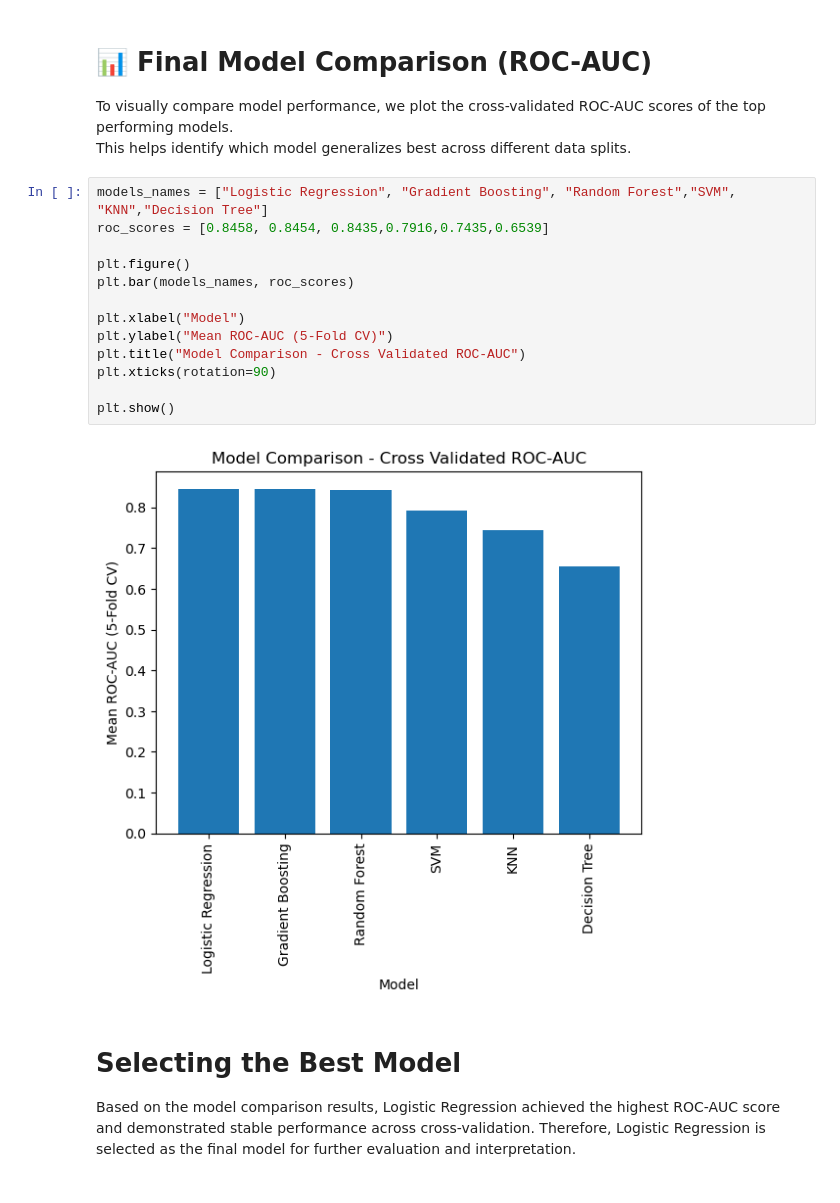
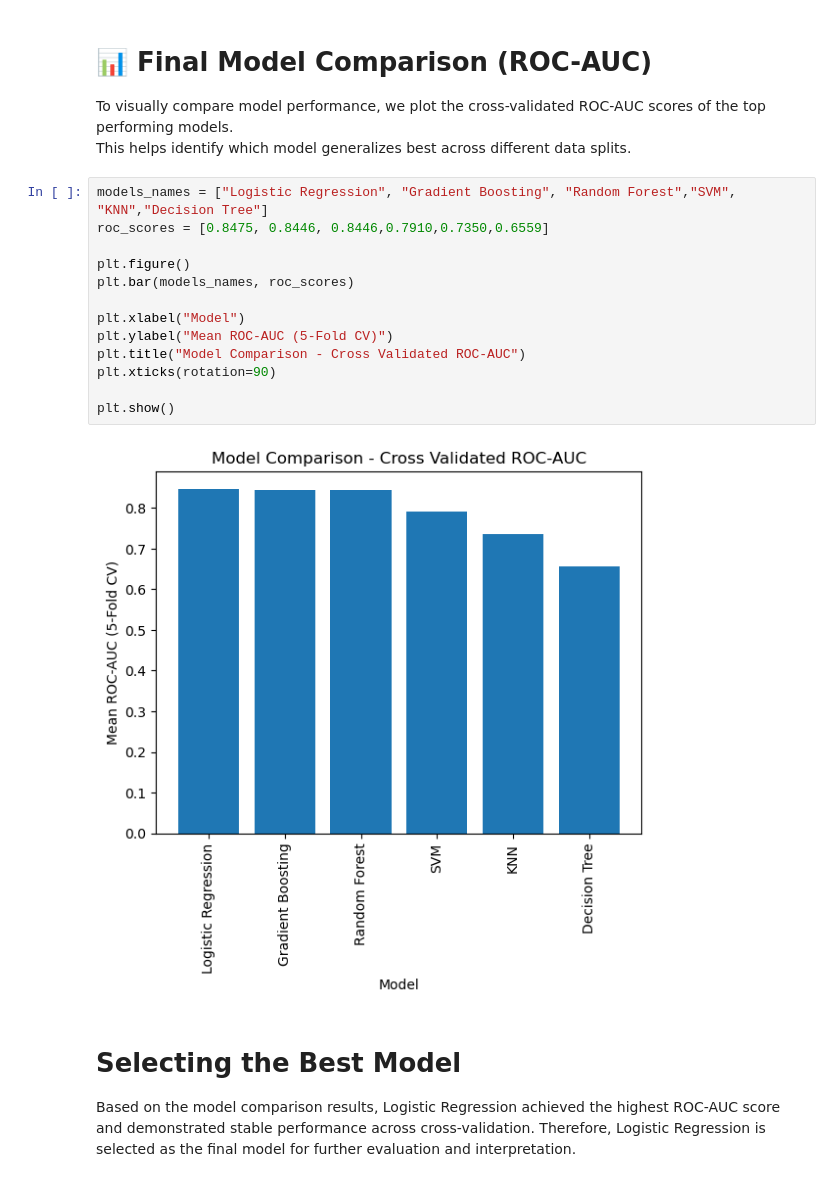
Before and after one commit to Pournima87/telecom-churn-intelligence, a Jupyter notebook: notebook/Customer Churn Prediction ML Project.ipynb, the cells around one changed output. Saved outputs shown, nothing was run; the diff lists cells and outputs as text.

```diff
--- a/notebook/Customer Churn Prediction ML Project.ipynb
+++ b/notebook/Customer Churn Prediction ML Project.ipynb
@@ -925,19 +966,19 @@ To visually compare model performance, we plot the cross-validated ROC-AUC score
 This helps identify which model generalizes best across different data splits.
 # %%
 models_names = ["Logistic Regression", "Gradient Boosting", "Random Forest","SVM", "KNN","Decision Tree"]
-roc_scores = [0.8458, 0.8454, 0.8435,0.7916,0.7435,0.6539]
+roc_scores = [0.8475, 0.8446, 0.8446,0.7910,0.7350,0.6559]
 
 plt.figure()
 plt.bar(models_names, roc_scores)
 
 plt.xlabel("Model")
 plt.ylabel("Mean ROC-AUC (5-Fold CV)")
 plt.title("Model Comparison - Cross Validated ROC-AUC")
 plt.xticks(rotation=90)
 
 plt.show()
 # %% [output]
-[figure, old version]
+[figure, new version]
 # %% [markdown]
 # Selecting the Best Model
 Based on the model comparison results, Logistic Regression achieved the highest ROC-AUC score and demonstrated stable performance across cross-validation. Therefore, Logistic Regression is selected as the final model for further evaluation and interpretation.
```
Also changed, not shown: parts of 7 cells of this notebook, 2 other files.
